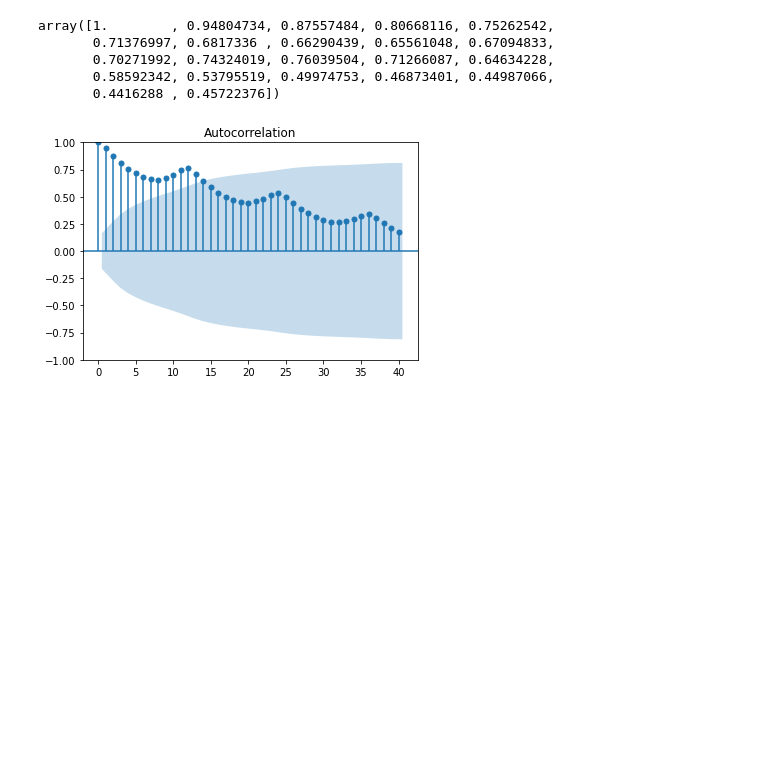
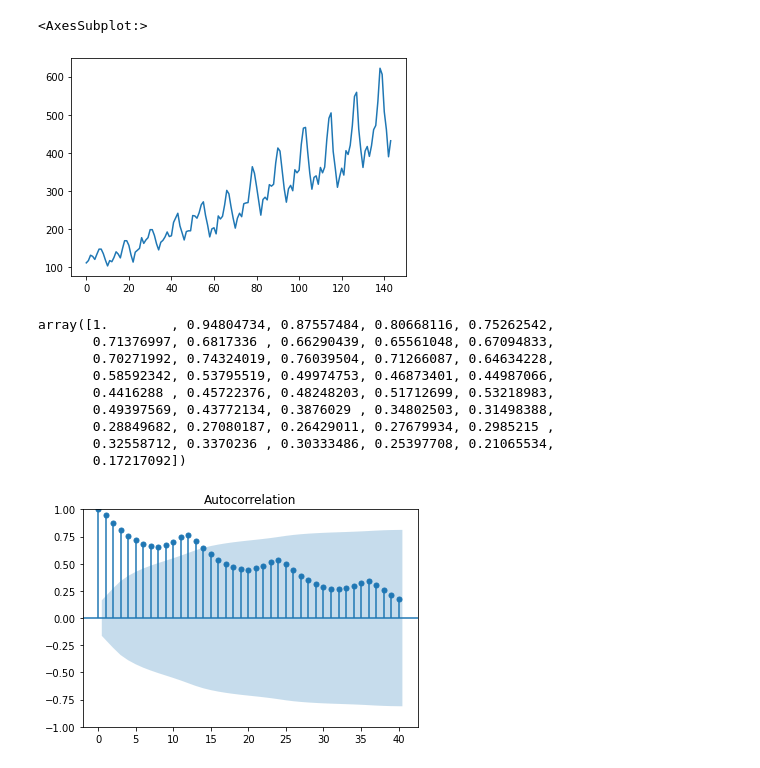
Before and after one commit to nnao45/jaist-my-jupyter, a Jupyter notebook: notebook/lag/test01.ipynb, the cells around one changed output. Drawn from its saved outputs; the diff is of its cells as text; code cells hidden in the pictures; blank space fills up the shorter version.

```diff
--- a/notebook/lag/test01.ipynb
+++ b/notebook/lag/test01.ipynb
@@ -16,14 +29,22 @@ b'Month,#Passengers\n1949-01,112\n1949-02,118\n1949-03,132\n1949-04,129\n1949-05
+# %%
+df_content['#Passengers'].plot()
+# %% [output]
+<AxesSubplot:>
+[figure, added]
 # %%
-df_content = pd.read_csv(io.StringIO(stream.decode('utf-8')))
 passengers = df_content['#Passengers']
-p_acf = sm.tsa.stattools.acf(passengers)
+p_acf = sm.tsa.stattools.acf(passengers, nlags=40)
 p_acf
 # %% [output]
 array([1.        , 0.94804734, 0.87557484, 0.80668116, 0.75262542,
        0.71376997, 0.6817336 , 0.66290439, 0.65561048, 0.67094833,
        0.70271992, 0.74324019, 0.76039504, 0.71266087, 0.64634228,
        0.58592342, 0.53795519, 0.49974753, 0.46873401, 0.44987066,
-       0.4416288 , 0.45722376])
+       0.4416288 , 0.45722376, 0.48248203, 0.51712699, 0.53218983,
+       0.49397569, 0.43772134, 0.3876029 , 0.34802503, 0.31498388,
+       0.28849682, 0.27080187, 0.26429011, 0.27679934, 0.2985215 ,
+       0.32558712, 0.3370236 , 0.30333486, 0.25397708, 0.21065534,
+       0.17217092])
 # %%
 sm.graphics.tsa.plot_acf(passengers, lags=40)
 # %% [output]
```
Also changed, not shown: parts of 3 cells of this notebook, 8 other files.
